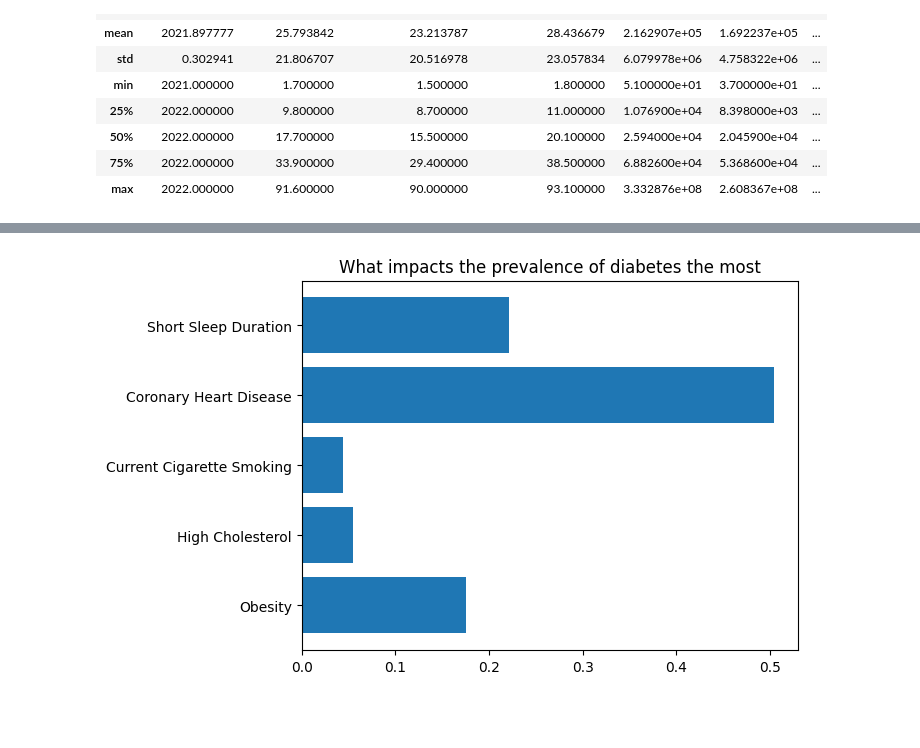
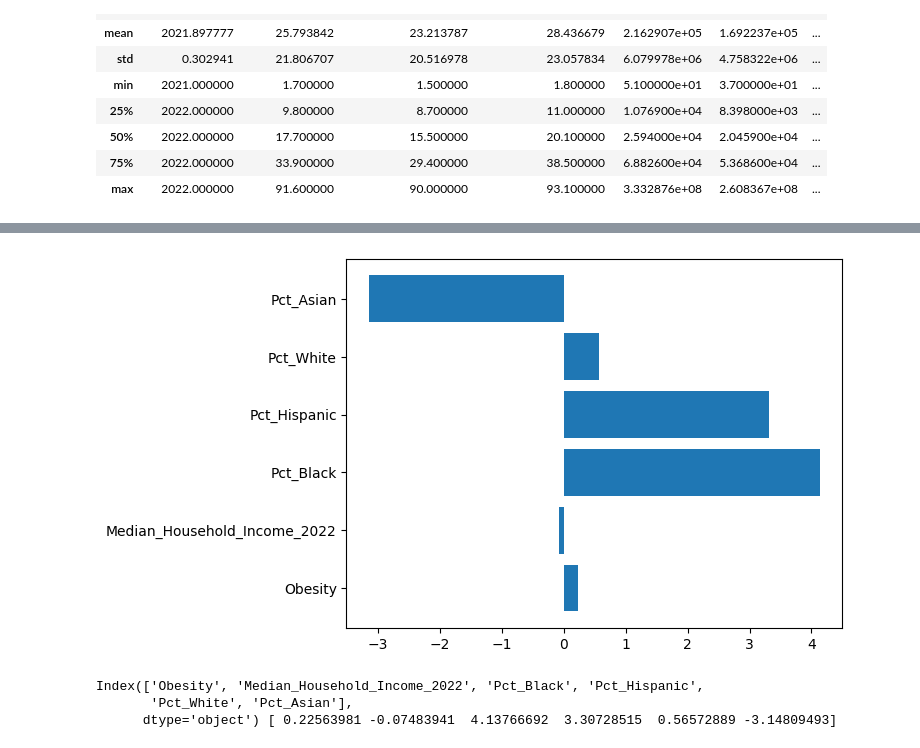
Before and after one commit to festiveelephantseal/UH-CEA-Summer-Research, a Jupyter notebook: Research.ipynb, the cells around one changed output, grey strips where cells are left out. Cells and saved outputs as stored; diff of their text form; code cells hidden in the pictures; blank space fills up the shorter version.

Commit message:
LinearRegression

```diff
--- a/Research.ipynb
+++ b/Research.ipynb
@@ -3,3 +19,23 @@ import pandas as pd
+# %%
+census = pd.read_csv("cc-est2024-alldata.csv", encoding="latin-1")
+
+census = census[(census["YEAR"] == 4) & census["AGEGRP"] == 0]
+
+census["LocationID"] = census["STATE"].astype(str).str.zfill(2) + census["COUNTY"].astype(str).str.zfill(3)
+
+census["Pct_Black"] = census["BA_MALE"] + census["BA_FEMALE"]
+census["Pct_Hispanic"] = census["H_MALE"] + census["H_FEMALE"]
+census["Pct_White"] = census["WA_MALE"] + census["WA_FEMALE"]
+census["Pct_Asian"] = census["AA_MALE"] + census["AA_FEMALE"]
+
+census["Pct_Black"] = census["Pct_Black"] / census["TOT_POP"]
+census["Pct_Hispanic"] = census["Pct_Hispanic"] / census["TOT_POP"]
+census["Pct_White"] = census["Pct_White"] / census["TOT_POP"]
+census["Pct_Asian"] = census["Pct_Asian"] / census["TOT_POP"]
+
+census["LocationID"] = census["LocationID"].astype(str)
+
+census = census[["LocationID", "Pct_Black", "Pct_Hispanic", "Pct_Asian", "Pct_White"]]
 # %%
 df = pd.read_csv("PLACES__Local_Data_for_Better_Health__County_Data_2024_release_20250620.csv", engine="python")
 df.describe()
@@ -15,3 +51,9 @@ df.describe()
 | max | 2022.000000 | 91.600000 | 90.000000 | 93.100000 | 3.332876e+08 | 2.608367e+08 | ... |
 # %%
 df = df[df["Data_Value_Type"] == "Crude prevalence"].pivot(index=["LocationID", "LocationName"], columns="Short_Question_Text", values="Data_Value").reset_index().dropna()
+df["LocationID"] = df["LocationID"].astype(str)
+df = pd.merge(df, census, on="LocationID", how="inner").reset_index().dropna()
+
+df = pd.merge(df, empluzz, on="LocationID", how="inner").reset_index().dropna()
+
+print(df.head())
@@ -18,6 +78,8 @@ df = df[df["Data_Value_Type"] == "Crude prevalence"].pivot(index=["LocationID",
 # %%
-X = df[["Obesity", "High Cholesterol" ,  "Current Cigarette Smoking", "Coronary Heart Disease", "Short Sleep Duration"]]
+X = df[["Obesity", "Median_Household_Income_2022", "Pct_Black", "Pct_Hispanic", "Pct_White", "Pct_Asian"]]
 y = df["Diabetes"]
 
+X["Median_Household_Income_2022"] = X["Median_Household_Income_2022"] / 1000
+
 print(X.head())
 # %% [output]
@@ -44,7 +110,6 @@ from sklearn.model_selection import train_test_split
 
 train_X, val_X, train_y, val_y = train_test_split(X, y, random_state=0)
 # %%
-model = DecisionTreeRegressor(random_state=1)
-# model = Ridge(alpha=1.0)
+model = LinearRegression()
 model.fit(train_X, train_y)
 # %% [output]
@@ -57,17 +122,17 @@ mean_absolute_error(val_y, val_predictions)
 # %%
 import matplotlib.pyplot as plt
 
-importance = model.feature_importances_
 features = X.columns
-plt.barh(features, importance)
-plt.title("What impacts the prevalence of diabetes the most")
+coef = model.coef_
+plt.barh(features, coef)
 plt.show()
 
-# coef = model.coef_
-# plt.barh(features, coef)
-# plt.show()
+print(features, coef)
 # %% [output]
-[figure, old version]
+[figure, new version]
+Index(['Obesity', 'Median_Household_Income_2022', 'Pct_Black', 'Pct_Hispanic',
+       'Pct_White', 'Pct_Asian'],
+      dtype='object') [ 0.22563981 -0.07483941  4.13766692  3.30728515  0.56572889 -3.14809493]
 # %%
 import seaborn as sns
 
```
Also changed, not shown: parts of 8 cells of this notebook, 9 other files.
